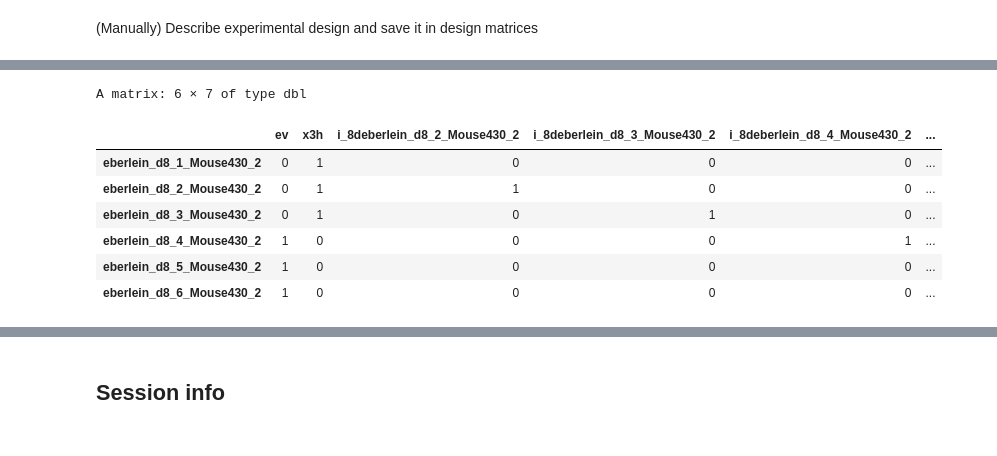
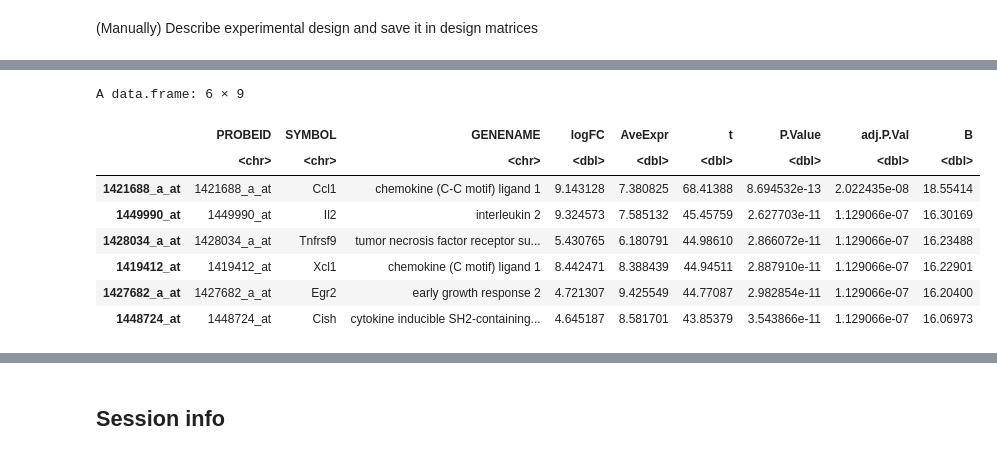
Before and after one commit to MaayanLab/dirk_homann, a Jupyter notebook: T-Cell_chemokine_DE.ipynb, the cells around one changed output, grey strips where cells are left out. Saved outputs shown, nothing was run; the diff lists cells and outputs as text; code cells hidden in the pictures.

```diff
--- a/T-Cell_chemokine_DE.ipynb
+++ b/T-Cell_chemokine_DE.ipynb
@@ -299,12 +299,12 @@ treatment <- str_replace_all(Biobase::pData(cel_final)$treatment, " ", "_")
 treatment <- ifelse(treatment == "ex_vivo", "ev", "x3h")
 # %%
 i_8d <- sample[day_post_infection == "8d"]
-design_cel_8d <- model.matrix(~ 0 + treatment[day_post_infection == "8d"] + i_8d)
+design_cel_8d <- model.matrix(~ 0 + treatment[day_post_infection == "8d"])
 colnames(design_cel_8d)[1:2] <- c("ev", "x3h")
 rownames(design_cel_8d) <- i_8d
 
 i_46d <- sample[day_post_infection == "46d"]
-design_cel_46d <- model.matrix(~ 0 + treatment[day_post_infection == "46d"] + i_46d )
+design_cel_46d <- model.matrix(~ 0 + treatment[day_post_infection == "46d"])
 colnames(design_cel_46d)[1:2] <- c("ev", "x3h")
 rownames(design_cel_46d) <- i_46d
 # %%
@@ -327,11 +322,13 @@ ERROR: Error in .ebayes(fit = fit, proportion = proportion, stdev.coef.lim = std
-# %%
-design_cel_8d
-# %% [output]
-A matrix: 6 × 7 of type dbl
-|  | ev | x3h | i_8deberlein_d8_2_Mouse430_2 | i_8deberlein_d8_3_Mouse430_2 | i_8deberlein_d8_4_Mouse430_2 | ... |
-| eberlein_d8_1_Mouse430_2 | 0 | 1 | 0 | 0 | 0 | ... |
-| eberlein_d8_2_Mouse430_2 | 0 | 1 | 1 | 0 | 0 | ... |
-| eberlein_d8_3_Mouse430_2 | 0 | 1 | 0 | 1 | 0 | ... |
-| eberlein_d8_4_Mouse430_2 | 1 | 0 | 0 | 0 | 1 | ... |
-| eberlein_d8_5_Mouse430_2 | 1 | 0 | 0 | 0 | 0 | ... |
-| eberlein_d8_6_Mouse430_2 | 1 | 0 | 0 | 0 | 0 | ... |
+# %%
+table_8d <- topTable(cel_fit_8d, number = Inf)
+head(table_8d)
+# %% [output]
+A data.frame: 6 × 9
+|  | PROBEID | SYMBOL | GENENAME | logFC | AveExpr | t | P.Value | adj.P.Val | B |
+|  | <chr> | <chr> | <chr> | <dbl> | <dbl> | <dbl> | <dbl> | <dbl> | <dbl> |
+| 1421688_a_at | 1421688_a_at | Ccl1 | chemokine (C-C motif) ligand 1 | 9.143128 | 7.380825 | 68.41388 | 8.694532e-13 | 2.022435e-08 | 18.55414 |
+| 1449990_at | 1449990_at | Il2 | interleukin 2 | 9.324573 | 7.585132 | 45.45759 | 2.627703e-11 | 1.129066e-07 | 16.30169 |
+| 1428034_a_at | 1428034_a_at | Tnfrsf9 | tumor necrosis factor receptor su... | 5.430765 | 6.180791 | 44.98610 | 2.866072e-11 | 1.129066e-07 | 16.23488 |
+| 1419412_at | 1419412_at | Xcl1 | chemokine (C motif) ligand 1 | 8.442471 | 8.388439 | 44.94511 | 2.887910e-11 | 1.129066e-07 | 16.22901 |
+| 1427682_a_at | 1427682_a_at | Egr2 | early growth response 2 | 4.721307 | 9.425549 | 44.77087 | 2.982854e-11 | 1.129066e-07 | 16.20400 |
+| 1448724_at | 1448724_at | Cish | cytokine inducible SH2-containing... | 4.645187 | 8.581701 | 43.85379 | 3.543866e-11 | 1.129066e-07 | 16.06973 |
```
Also changed, not shown: parts of 2 cells of this notebook.
